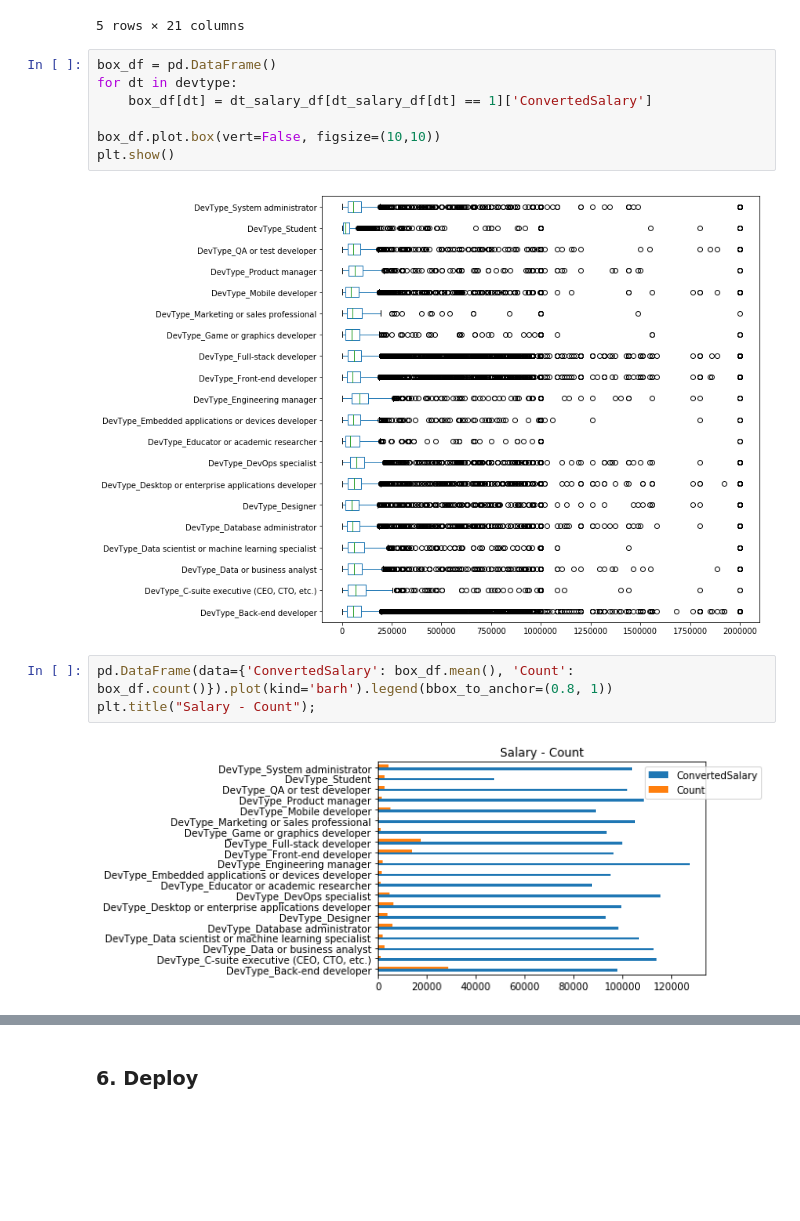
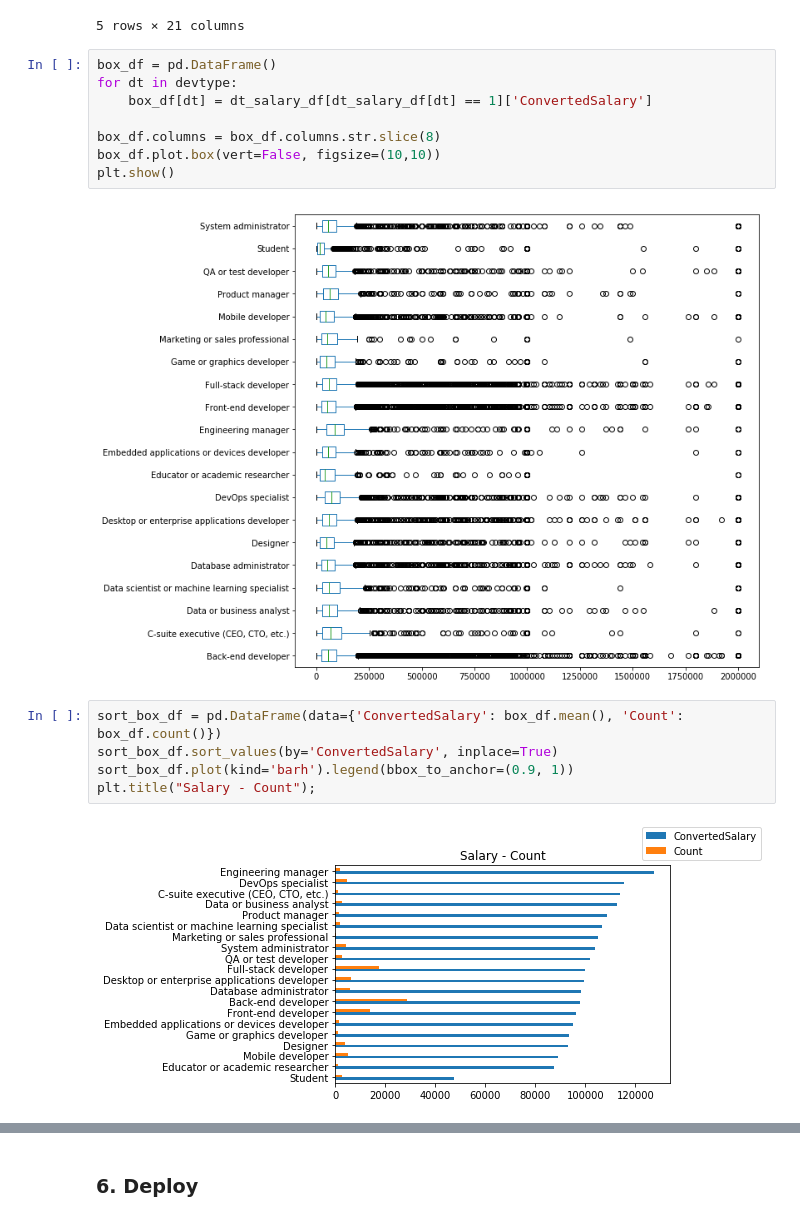
Before and after one commit to dragon7-fc/DSND-Blog-Post, a Jupyter notebook: WhatIsTheHotestJob.ipynb, the cells around one changed output, grey strips where cells are left out. Cells and saved outputs as stored; diff of their text form; blank space fills up the shorter version.

```diff
--- a/WhatIsTheHotestJob.ipynb
+++ b/WhatIsTheHotestJob.ipynb
@@ -196,17 +203,20 @@ dt_salary_df.head()
 # %%
 box_df = pd.DataFrame()
 for dt in devtype:
     box_df[dt] = dt_salary_df[dt_salary_df[dt] == 1]['ConvertedSalary']
 
+box_df.columns = box_df.columns.str.slice(8)
 box_df.plot.box(vert=False, figsize=(10,10))
 plt.show()
 # %% [output]
-[figure, old version]
+[figure, new version]
 # %%
-pd.DataFrame(data={'ConvertedSalary': box_df.mean(), 'Count': box_df.count()}).plot(kind='barh').legend(bbox_to_anchor=(0.8, 1))
+sort_box_df = pd.DataFrame(data={'ConvertedSalary': box_df.mean(), 'Count': box_df.count()})
+sort_box_df.sort_values(by='ConvertedSalary', inplace=True)
+sort_box_df.plot(kind='barh').legend(bbox_to_anchor=(0.9, 1))
 plt.title("Salary - Count");
 # %% [output]
-[figure, old version]
+[figure, new version]
 # %%
 yn_salary_df = pd.DataFrame(columns=['0', '1', 'diff'], index=devtype)
 
```
Also changed, not shown: parts of 7 cells of this notebook, 1 other file.
